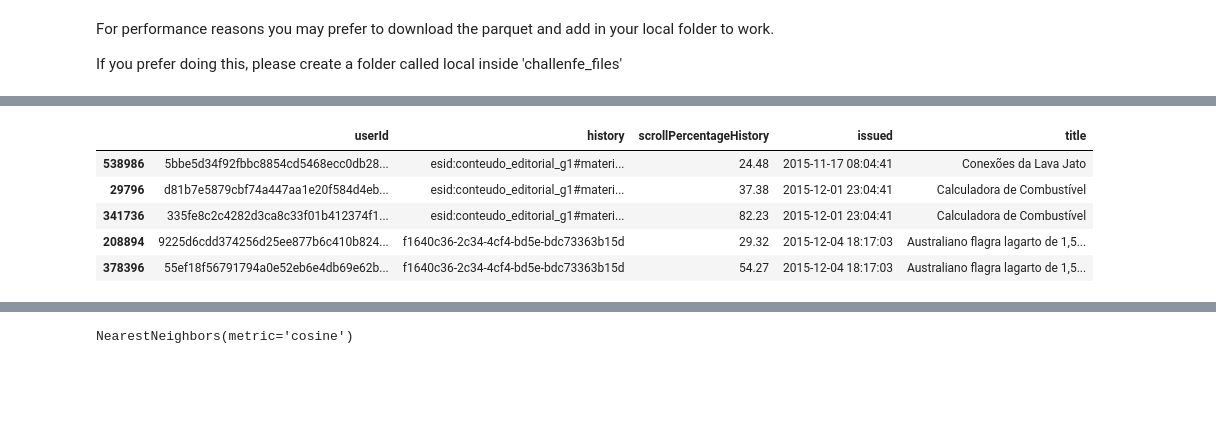
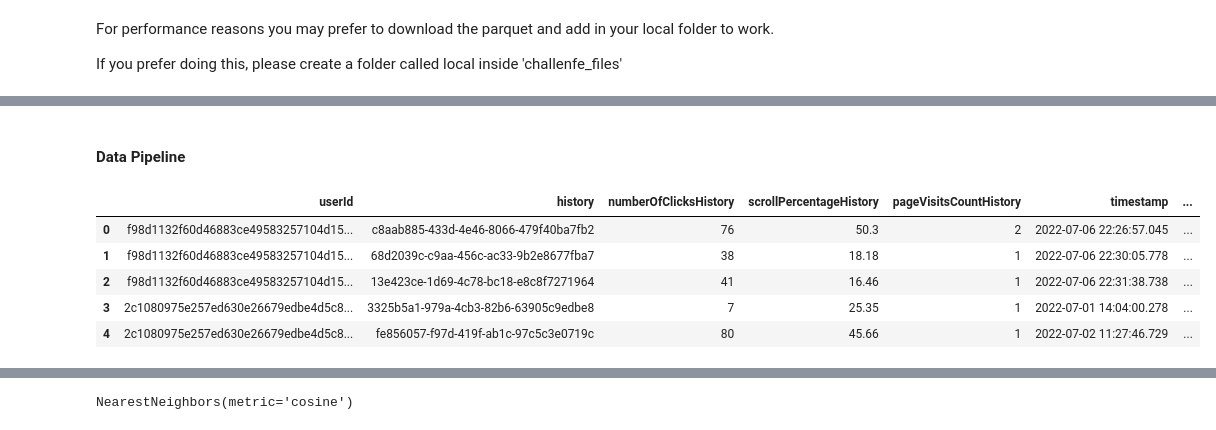
Before and after one commit to BrisaNascimento/globo_recommendation_fiap, a Jupyter notebook: globo_recommendation_fiap/data/challenge_files/notebook.ipynb, the cells around one changed output, grey strips where cells are left out. Cells and saved outputs as stored; diff of their text form; code cells hidden in the pictures; blank space fills up the shorter version.

```diff
--- a/globo_recommendation_fiap/data/challenge_files/notebook.ipynb
+++ b/globo_recommendation_fiap/data/challenge_files/notebook.ipynb
@@ -78,15 +126,54 @@ knn_df = new_df.copy()
-# %%
-knn_drop = ['timestampHistory', 'numberOfClicksHistory','timeOnPageHistory','pageVisitsCountHistory', 'page', 'url', 'modified', 'body', 'caption']
-date_to_format = 'issued'
-number_to_format = 'scrollPercentageHistory'
-knn_df = drop_columns(knn_df, knn_drop)
-knn_df = adjust_date(knn_df, date_to_format)
-knn_df = adjust_number_columns(knn_df, number_to_format)
-knn_df.head()
-# %% [output]
-|  | userId | history | scrollPercentageHistory | issued | title |
-| 538986 | 5bbe5d34f92fbbc8854cd5468ecc0db28... | esid:conteudo_editorial_g1#materi... | 24.48 | 2015-11-17 08:04:41 | Conexões da Lava Jato |
-| 29796 | d81b7e5879cbf74a447aa1e20f584d4eb... | esid:conteudo_editorial_g1#materi... | 37.38 | 2015-12-01 23:04:41 | Calculadora de Combustível |
-| 341736 | 335fe8c2c4282d3ca8c33f01b412374f1... | esid:conteudo_editorial_g1#materi... | 82.23 | 2015-12-01 23:04:41 | Calculadora de Combustível |
-| 208894 | 9225d6cdd374256d25ee877b6c410b824... | f1640c36-2c34-4cf4-bd5e-bdc73363b15d | 29.32 | 2015-12-04 18:17:03 | Australiano flagra lagarto de 1,5... |
-| 378396 | 55ef18f56791794a0e52eb6e4db69e62b... | f1640c36-2c34-4cf4-bd5e-bdc73363b15d | 54.27 | 2015-12-04 18:17:03 | Australiano flagra lagarto de 1,5... |
+# %%
+## User Pipeline Variables
+split_columns = ['history', 'timestampHistory', 'numberOfClicksHistory', 'timeOnPageHistory', 'scrollPercentageHistory', 'pageVisitsCountHistory']
+columns_to_drop = ['userType', 'historySize', 'timestampHistory_new', 'timestampHistory', 'timeOnPageHistory']
+
+
+## Itens Pipeline Variables
+model_pipeline = SentenceTransformer('all-MiniLM-L6-v2')
+itens_df = itens.copy()
+df_test_pipeline = itens_df.head(200)
+column_to_embbed = 'cleaned_title'
+target_column = 'embbed_title'
+itens_columns_to_drop = ['modified', 'body', 'caption', 'url', 'crud_categories',  'grouped_categories']
+split_string='/',
+column_reference='crud_categories'
+# %% [markdown]
+#### Data Pipeline
+# %%
+users_pipeline = Pipeline(
+    steps=[
+        ('split_multivalued_df', FunctionTransformer(split_multivalued_df, kw_args={'split_columns': split_columns})),
+        ('create_time_features', FunctionTransformer(set_time_base_features)),
+        ('drop_columns', FunctionTransformer(drop_columns, kw_args={'columns_to_drop': columns_to_drop}))
+    ]
+)
+
+itens_pipeline = Pipeline(
+    steps=[
+        ('create_embbeding', FunctionTransformer(
+            embbed_title,
+            kw_args={
+                'model_to_embbed': model_pipeline,
+                'column_to_embbed': column_to_embbed,
+                'target_column': target_column
+            })),
+        ('create_crud_categories', FunctionTransformer(create_crud_categories)),
+        ('create_list_of_categories', FunctionTransformer(split_crud_categories)),
+        ('create_category_and_subcategory', FunctionTransformer(extract_categories)),
+        ('drop_unused_columns', FunctionTransformer(
+            drop_columns, kw_args={'columns_to_drop': itens_columns_to_drop}
+        ))
+
+    ]
+)
+# %%
+users_df = users_pipeline.transform(treino)
+users_df.head()
+# %% [output]
+|  | userId | history | numberOfClicksHistory | scrollPercentageHistory | pageVisitsCountHistory | timestamp | ... |
+| 0 | f98d1132f60d46883ce49583257104d15... | c8aab885-433d-4e46-8066-479f40ba7fb2 | 76 | 50.3 | 2 | 2022-07-06 22:26:57.045 | ... |
+| 1 | f98d1132f60d46883ce49583257104d15... | 68d2039c-c9aa-456c-ac33-9b2e8677fba7 | 38 | 18.18 | 1 | 2022-07-06 22:30:05.778 | ... |
+| 2 | f98d1132f60d46883ce49583257104d15... | 13e423ce-1d69-4c78-bc18-e8c8f7271964 | 41 | 16.46 | 1 | 2022-07-06 22:31:38.738 | ... |
+| 3 | 2c1080975e257ed630e26679edbe4d5c8... | 3325b5a1-979a-4cb3-82b6-63905c9edbe8 | 7 | 25.35 | 1 | 2022-07-01 14:04:00.278 | ... |
+| 4 | 2c1080975e257ed630e26679edbe4d5c8... | fe856057-f97d-419f-ab1c-97c5c3e0719c | 80 | 45.66 | 1 | 2022-07-02 11:27:46.729 | ... |
```
Also changed, not shown: parts of 60 cells of this notebook, 2 other files.
